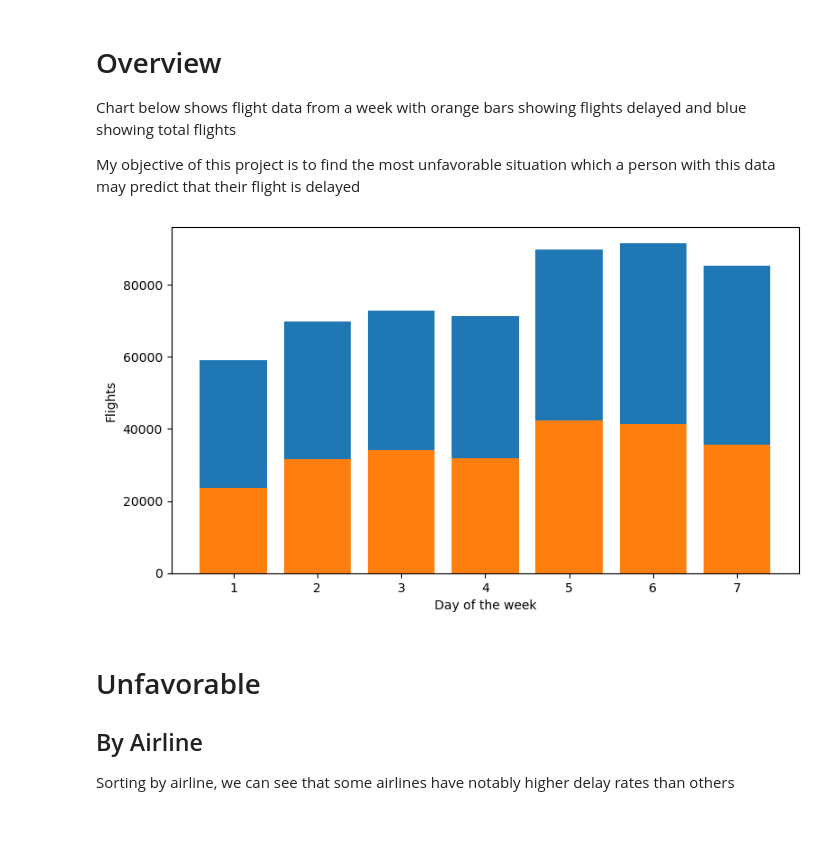
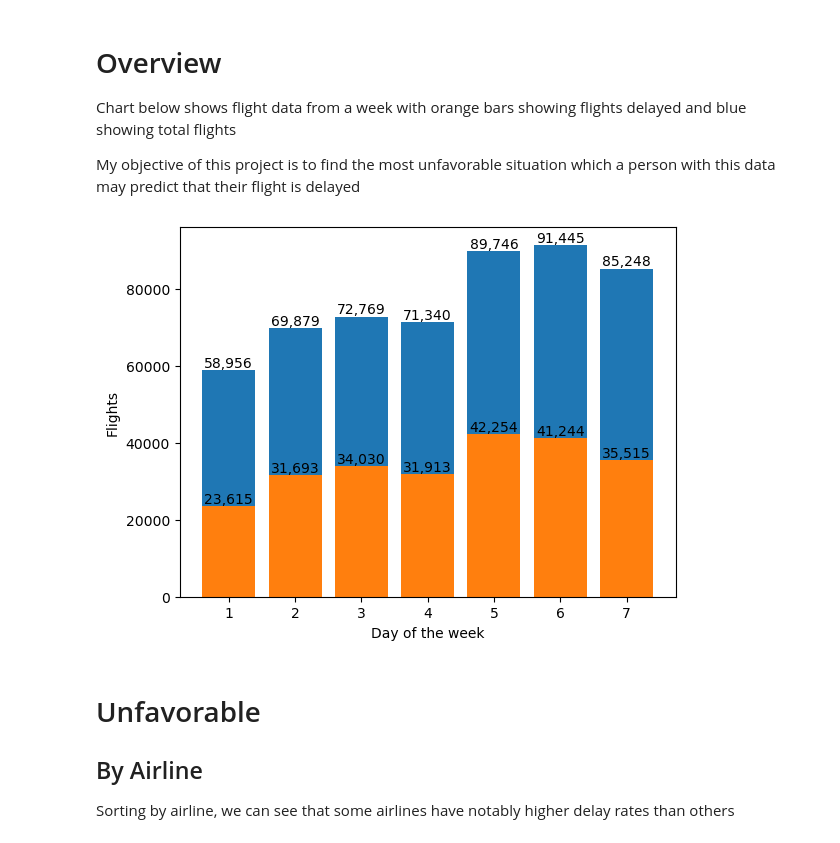
Before and after one commit to ltcolscotty/AirlinesProject, a Jupyter notebook: AirlineAnalysis.ipynb, the cells around one changed output. Cells and saved outputs as stored; diff of their text form; code cells hidden in the pictures.

```diff
--- a/AirlineAnalysis.ipynb
+++ b/AirlineAnalysis.ipynb
@@ -37,17 +37,22 @@ My objective of this project is to find the most unfavorable situation which a p
 # %%
 day_df = airlines_df.groupby(['DayOfWeek'])
 x_val = airlines_df['DayOfWeek'].unique()
 y_valB = day_df['Delay'].sum()
 y_valA = day_df['Delay'].count()
 
-plt.figure(figsize=(9,5))
-plt.bar(x_val, y_valA)
-plt.bar(x_val, y_valB)
-plt.xlabel('Day of the week')
-plt.ylabel('Flights')
+fig, ax = plt.subplots()
+
+bar_day_total1 = ax.bar(x_val, y_valA)
+bar_day_delay1 = ax.bar(x_val, y_valB)
+ax.set_xlabel('Day of the week')
+ax.set_ylabel('Flights')
+
+ax.bar_label(bar_day_total1, fmt='{:,.0f}')
+ax.bar_label(bar_day_delay1, fmt='{:,.0f}')
+
 plt.show()
 # %% [output]
-[figure, old version]
+[figure, new version]
 # %% [markdown]
 # Unfavorable
 
```
Also changed, not shown: parts of 2 cells of this notebook.
